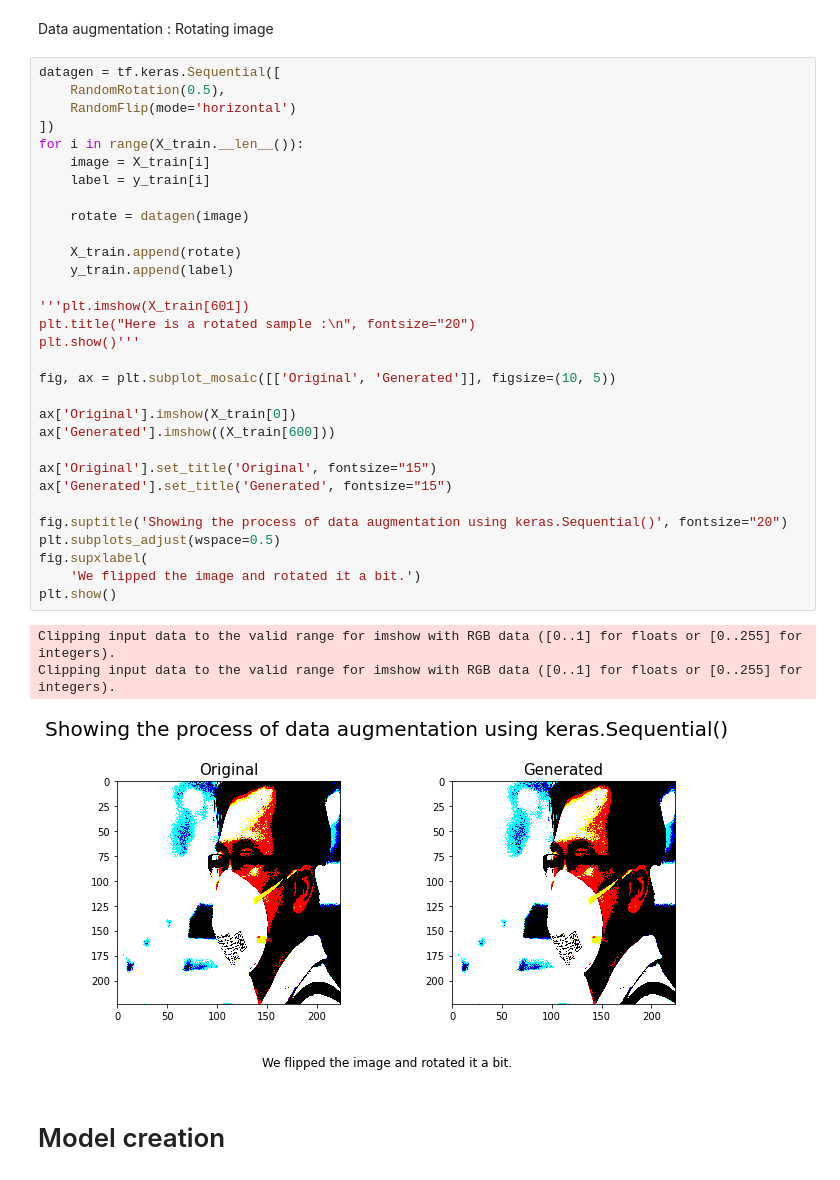
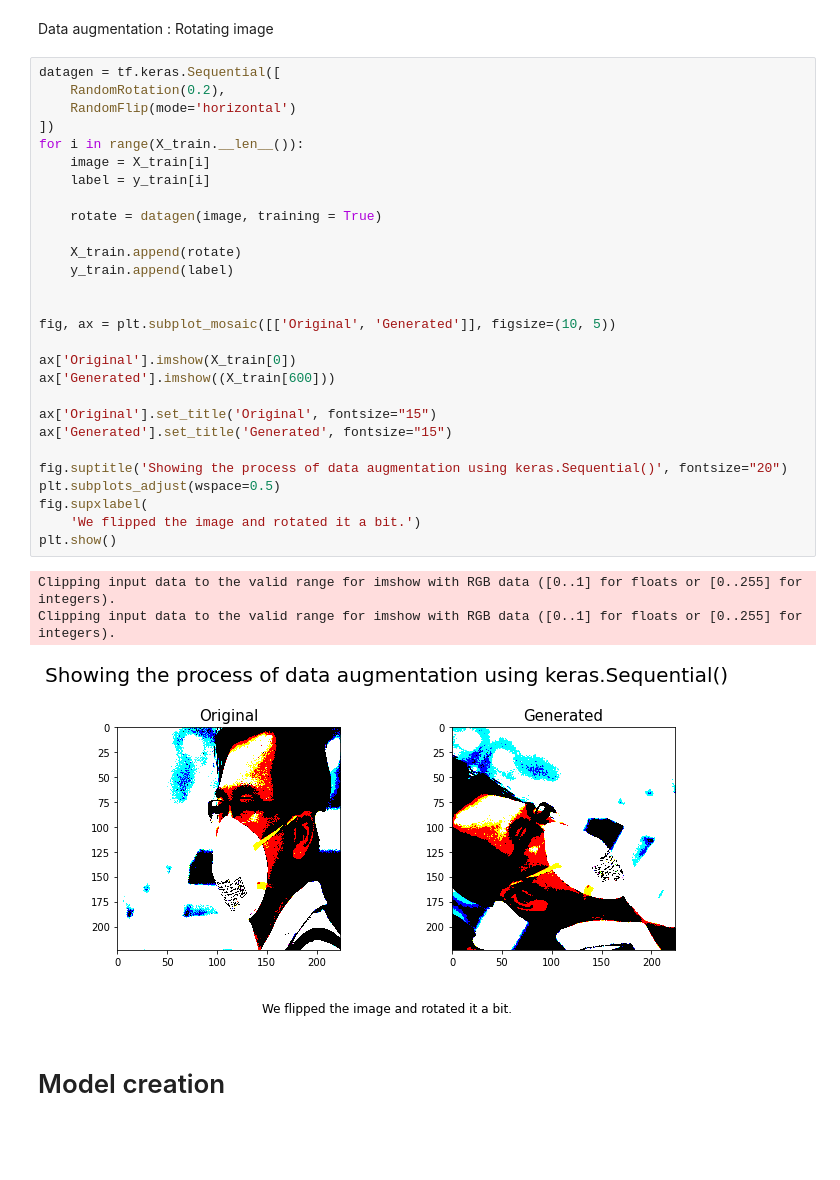
Before and after one commit to Hpdvn/Mask_On_Face, a Jupyter notebook: main.ipynb, the cells around one changed output. Cells and saved outputs as stored; diff of their text form; blank space fills up the shorter version.

Commit message:
more comments, model trained

```diff
--- a/main.ipynb
+++ b/main.ipynb
@@ -174,39 +178,36 @@ Clipping input data to the valid range for imshow with RGB data ([0..1] for floa
 Data augmentation : Rotating image
 # %%
 datagen = tf.keras.Sequential([
-    RandomRotation(0.5),
+    RandomRotation(0.2),
     RandomFlip(mode='horizontal')
 ])
 for i in range(X_train.__len__()):
     image = X_train[i]
     label = y_train[i]
 
-    rotate = datagen(image)
+    rotate = datagen(image, training = True)
 
     X_train.append(rotate)
     y_train.append(label)
 
-'''plt.imshow(X_train[601])
-plt.title("Here is a rotated sample :\n", fontsize="20")
-plt.show()'''
 
 fig, ax = plt.subplot_mosaic([['Original', 'Generated']], figsize=(10, 5))
 
 ax['Original'].imshow(X_train[0])
 ax['Generated'].imshow((X_train[600]))
 
 ax['Original'].set_title('Original', fontsize="15")
 ax['Generated'].set_title('Generated', fontsize="15")
 
 fig.suptitle('Showing the process of data augmentation using keras.Sequential()', fontsize="20")
 plt.subplots_adjust(wspace=0.5)
 fig.supxlabel(
     'We flipped the image and rotated it a bit.')
 plt.show()
 # %% [output]
 Clipping input data to the valid range for imshow with RGB data ([0..1] for floats or [0..255] for integers).
 Clipping input data to the valid range for imshow with RGB data ([0..1] for floats or [0..255] for integers).
-[figure, old version]
+[figure, new version]
 # %% [markdown]
 # Model creation <a class="anchor" id="section_4"></a>
 # %% [markdown]
```
Also changed, not shown: parts of 14 cells of this notebook.
